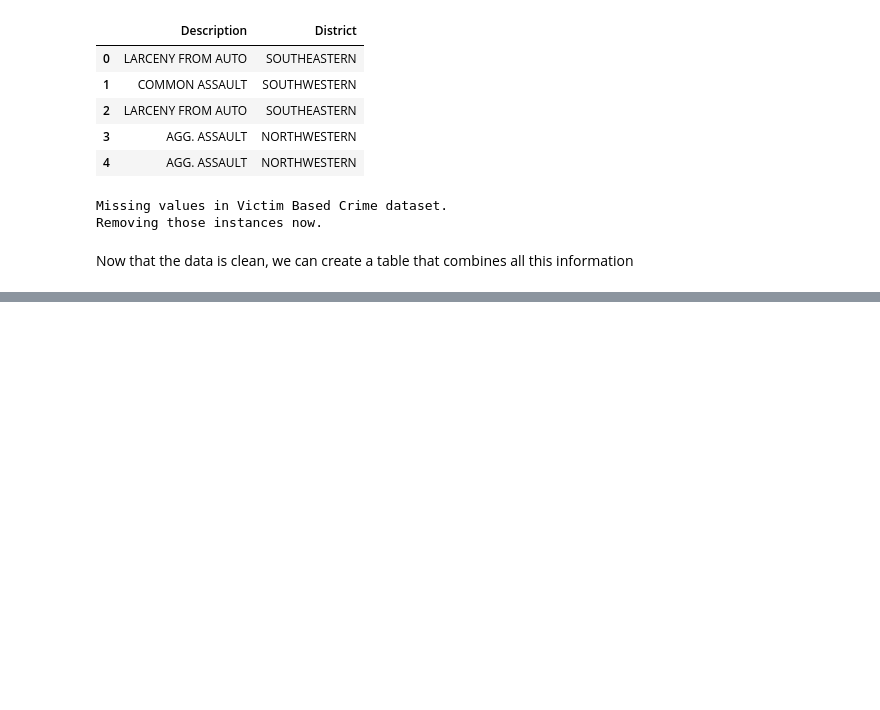
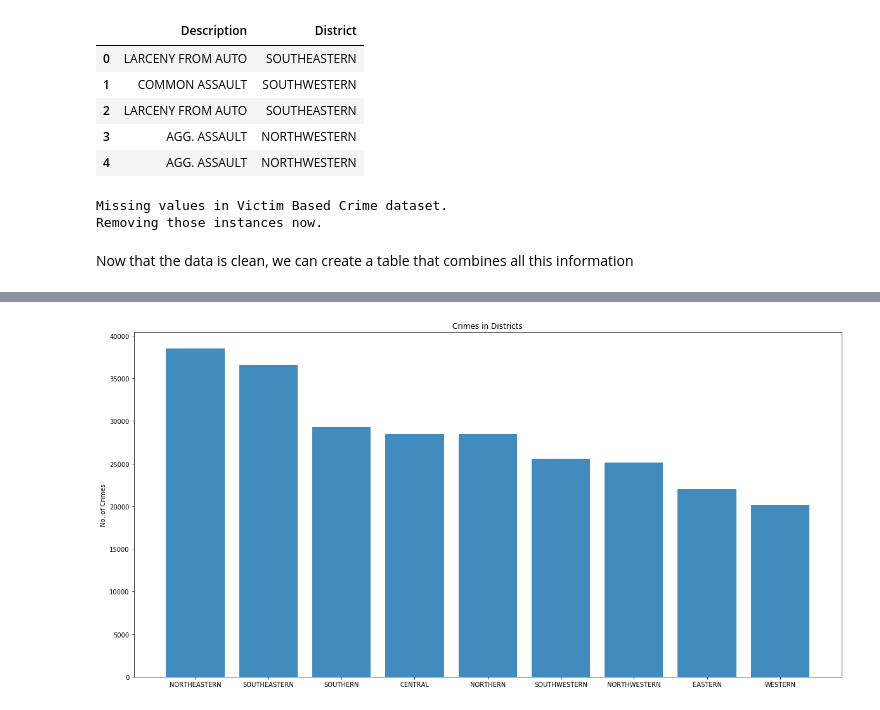
Before and after one commit to adriyens/CMSC-491-Project, a Jupyter notebook: CMSC491_project.ipynb, the cells around one changed output, grey strips where cells are left out. Cells and saved outputs as stored; diff of their text form; code cells hidden in the pictures; blank space fills up the shorter version.

Commit message:
graphs

```diff
--- a/CMSC491_project.ipynb
+++ b/CMSC491_project.ipynb
@@ -231,0 +233,13 @@ allCrimes.to_csv("allcrimes.csv")
+# %%
+# Creating a bar graph to show all the crimes in each district
+plt.figure(figsize=(20,10))
+pos = np.arange(len(crimeDist))
+
+plt.bar(pos, allCrimes['allCrimes'], align='center', alpha=0.85)
+plt.xticks(pos, crimeDist)
+plt.ylabel('No. of Crimes')
+plt.title('Crimes in Districts')
+
+plt.show()
+# %% [output]
+[figure, added]
```
Also changed, not shown: parts of 6 cells of this notebook, 1 other file.
